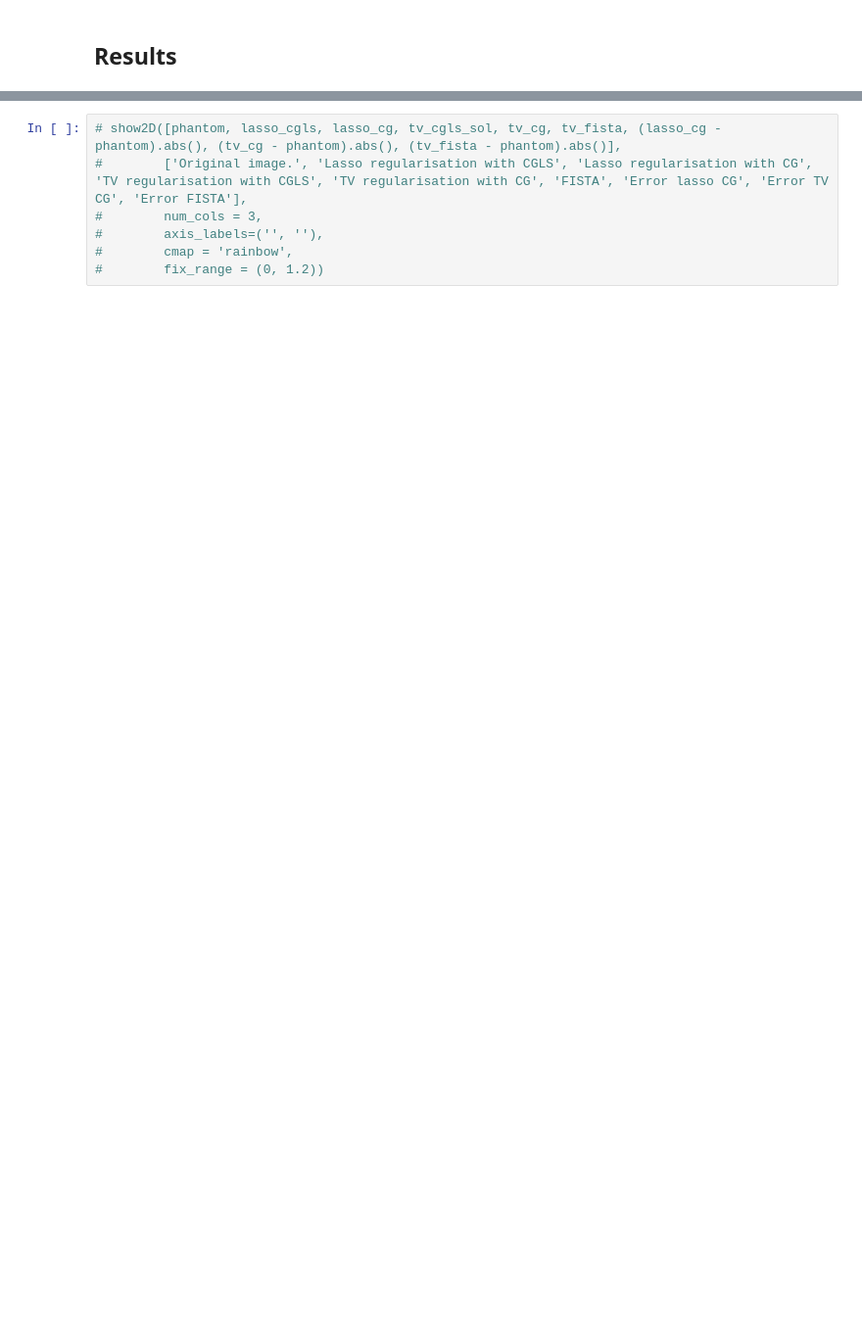
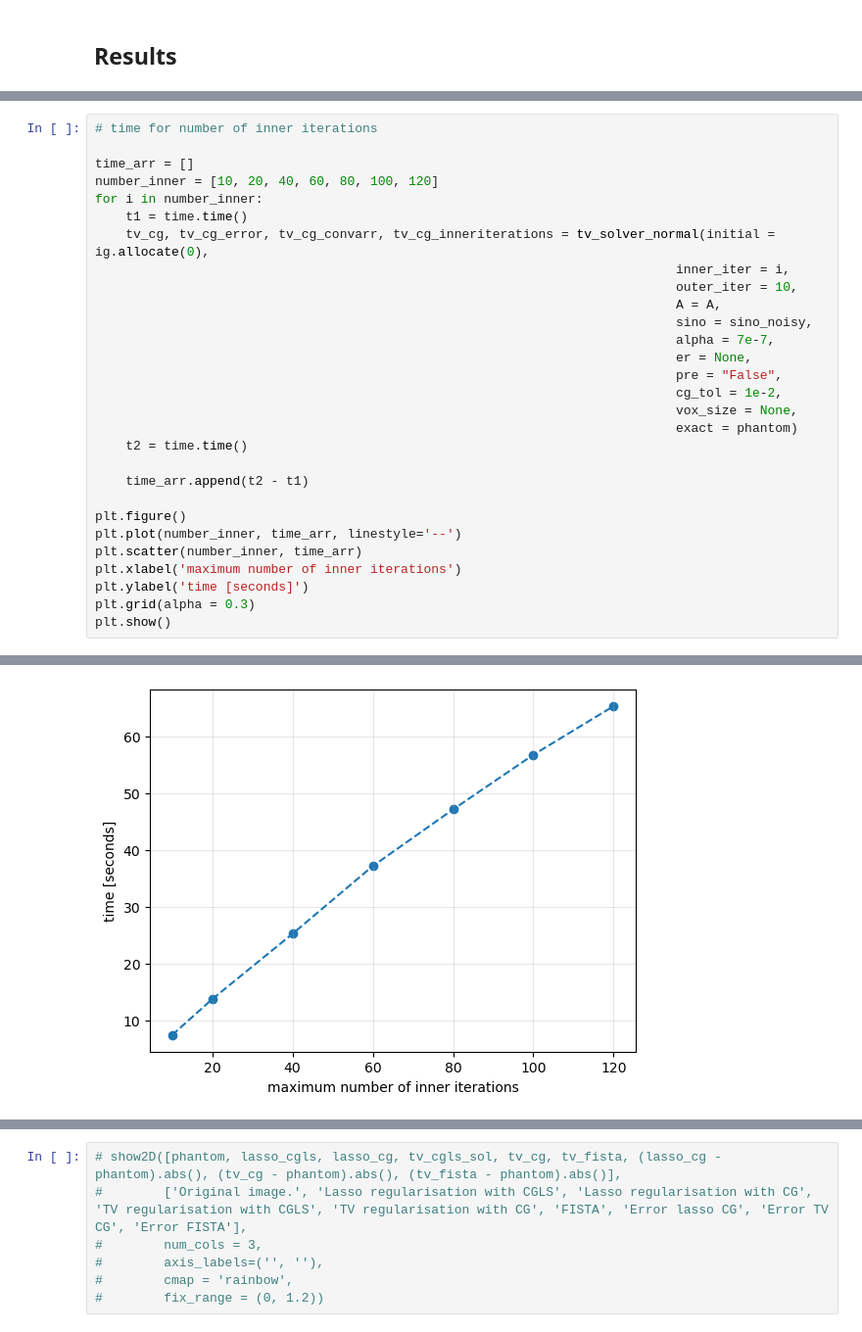
Before and after one commit to FemkeFJF/CIL-Demos, a Jupyter notebook: Femke/IRN/final_files_python/results_notebook.ipynb, the cells around one changed output, grey strips where cells are left out. Shown at 98% size. Drawn from its saved outputs; the diff is of its cells as text; blank space fills up the shorter version.

```diff
--- a/Femke/IRN/final_files_python/results_notebook.ipynb
+++ b/Femke/IRN/final_files_python/results_notebook.ipynb
@@ -1069,0 +1160,30 @@ KeyboardInterrupt:
+# %%
+# time for number of inner iterations
+
+time_arr = []
+number_inner = [10, 20, 40, 60, 80, 100, 120]
+for i in number_inner:
+    t1 = time.time()
+    tv_cg, tv_cg_error, tv_cg_convarr, tv_cg_inneriterations = tv_solver_normal(initial = ig.allocate(0),
+                                                                            inner_iter = i,
+                                                                            outer_iter = 10,
+                                                                            A = A,
+                                                                            sino = sino_noisy,
+                                                                            alpha = 7e-7,
+                                                                            er = None,
+                                                                            pre = "False",
+                                                                            cg_tol = 1e-2,
+                                                                            vox_size = None,
+                                                                            exact = phantom)
+    t2 = time.time()
+
+    time_arr.append(t2 - t1)
+
+plt.figure()
+plt.plot(number_inner, time_arr, linestyle='--')
+plt.scatter(number_inner, time_arr)
+plt.xlabel('maximum number of inner iterations')
+plt.ylabel('time [seconds]')
+plt.grid(alpha = 0.3)
+plt.show()
+# %% [output]
@@ -1069,0 +1207 @@ KeyboardInterrupt:
+[figure, added]
```
Also changed, not shown: parts of 22 cells of this notebook.
